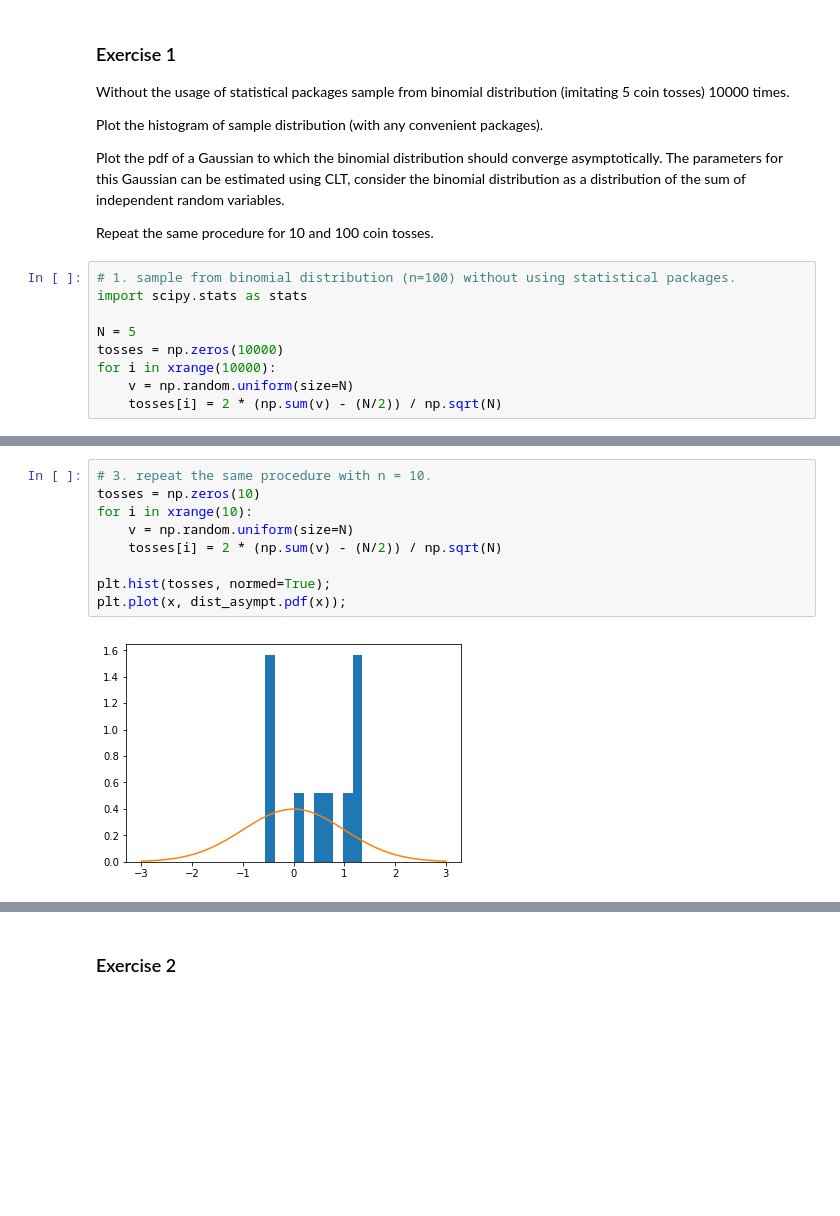
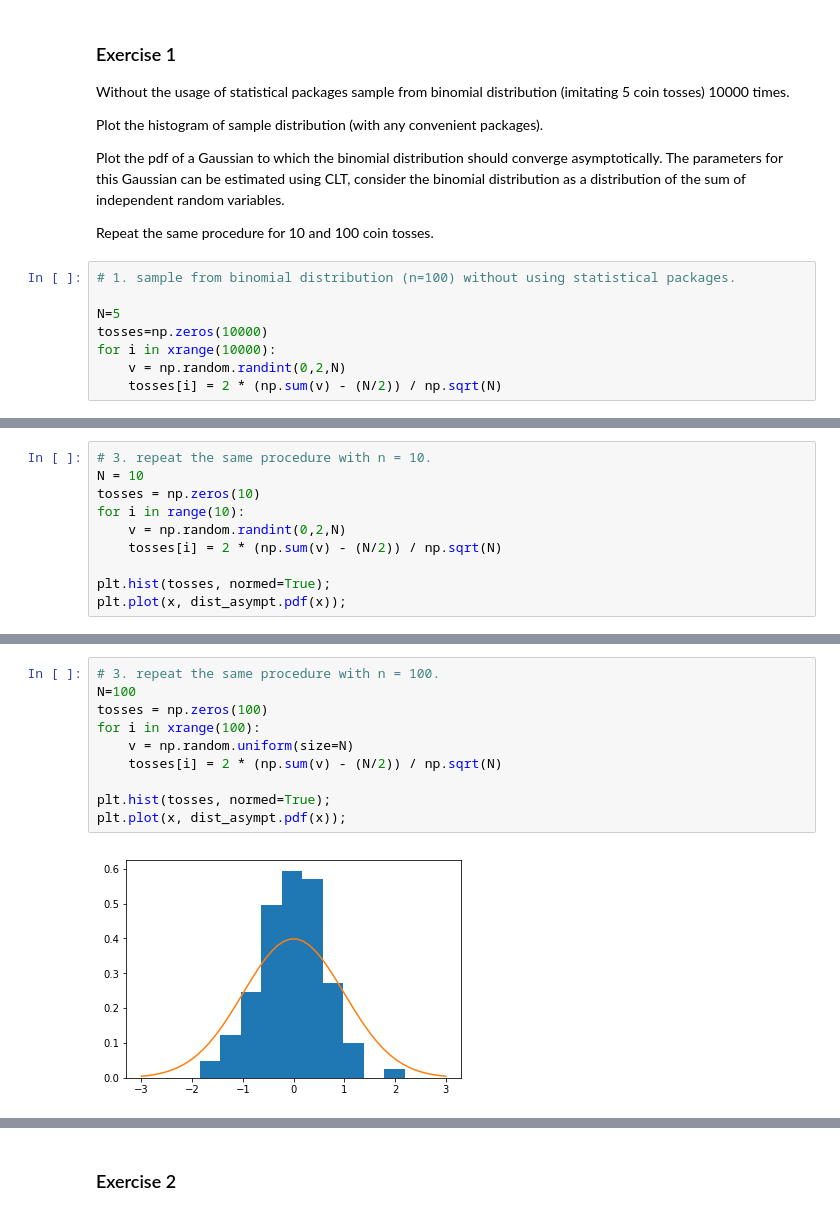
Before and after one commit to fafasonga/advstat-labs, a Jupyter notebook: Lab04/Lab04.ipynb, the cells around one changed output, grey strips where cells are left out. Cells and saved outputs as stored; diff of their text form; blank space fills up the shorter version.

```diff
--- a/Lab04/Lab04.ipynb
+++ b/Lab04/Lab04.ipynb
@@ -54,12 +54,11 @@ Plot the pdf of a Gaussian to which the binomial distribution should converge as
 Repeat the same procedure for 10 and 100 coin tosses.
 # %%
 # 1. sample from binomial distribution (n=100) without using statistical packages.
-import scipy.stats as stats
 
-N = 5
-tosses = np.zeros(10000)
+N=5
+tosses=np.zeros(10000)
 for i in xrange(10000):
-    v = np.random.uniform(size=N)
+    v = np.random.randint(0,2,N)
     tosses[i] = 2 * (np.sum(v) - (N/2)) / np.sqrt(N)
 # %%
 # 2. plot the histogram of sample and pdf of a Gaussian.
@@ -71,0 +76,10 @@ plt.plot(x, dist_asympt.pdf(x));
+# %%
+# 3. repeat the same procedure with n = 10.
+N = 10
+tosses = np.zeros(10)
+for i in range(10):
+    v = np.random.randint(0,2,N)
+    tosses[i] = 2 * (np.sum(v) - (N/2)) / np.sqrt(N)
+
+plt.hist(tosses, normed=True);
+plt.plot(x, dist_asympt.pdf(x));
@@ -72,11 +88,12 @@ plt.plot(x, dist_asympt.pdf(x));
 # %%
-# 3. repeat the same procedure with n = 10.
-tosses = np.zeros(10)
-for i in xrange(10):
+# 3. repeat the same procedure with n = 100.
+N=100
+tosses = np.zeros(100)
+for i in xrange(100):
     v = np.random.uniform(size=N)
     tosses[i] = 2 * (np.sum(v) - (N/2)) / np.sqrt(N)
 
 plt.hist(tosses, normed=True);
 plt.plot(x, dist_asympt.pdf(x));
 # %% [output]
-[figure, old version]
+[figure, new version]
```
Also changed, not shown: parts of 10 cells of this notebook.
